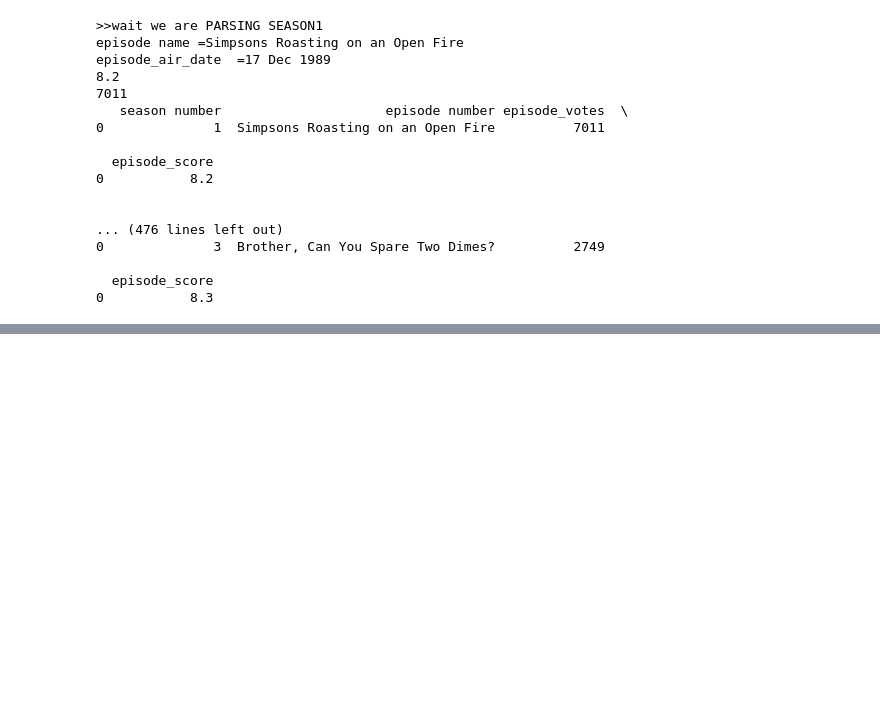
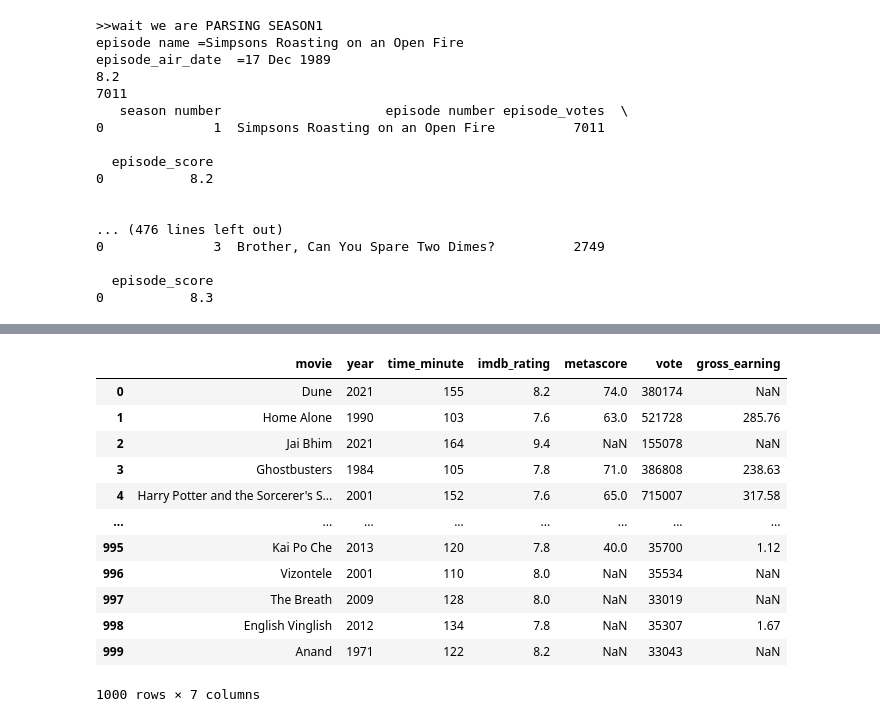
Before and after one commit to haithemmihoubi/pythonProject, a Jupyter notebook: mongoResume.ipynb, the cells around one changed output, grey strips where cells are left out. Cells and saved outputs as stored; diff of their text form; code cells hidden in the pictures; blank space fills up the shorter version.

```diff
--- a/mongoResume.ipynb
+++ b/mongoResume.ipynb
@@ -2168,0 +2526,17 @@ episode_air_date  =17 Dec 1989
+# %%
+#Final Data Set¶
+movies
+# %% [output]
+|  | movie | year | time_minute | imdb_rating | metascore | vote | gross_earning |
+| 0 | Dune | 2021 | 155 | 8.2 | 74.0 | 380174 | NaN |
+| 1 | Home Alone | 1990 | 103 | 7.6 | 63.0 | 521728 | 285.76 |
+| 2 | Jai Bhim | 2021 | 164 | 9.4 | NaN | 155078 | NaN |
+| 3 | Ghostbusters | 1984 | 105 | 7.8 | 71.0 | 386808 | 238.63 |
+| 4 | Harry Potter and the Sorcerer's S... | 2001 | 152 | 7.6 | 65.0 | 715007 | 317.58 |
+| ... | ... | ... | ... | ... | ... | ... | ... |
+| 995 | Kai Po Che | 2013 | 120 | 7.8 | 40.0 | 35700 | 1.12 |
+| 996 | Vizontele | 2001 | 110 | 8.0 | NaN | 35534 | NaN |
+| 997 | The Breath | 2009 | 128 | 8.0 | NaN | 33019 | NaN |
+| 998 | English Vinglish | 2012 | 134 | 7.8 | NaN | 35307 | 1.67 |
+| 999 | Anand | 1971 | 122 | 8.2 | NaN | 33043 | NaN |
+1000 rows × 7 columns
```
Also changed, not shown: parts of 182 cells of this notebook, 6 other files.
